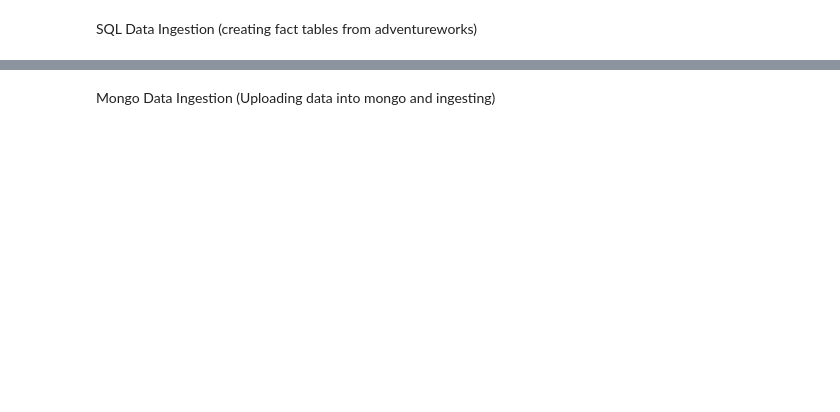
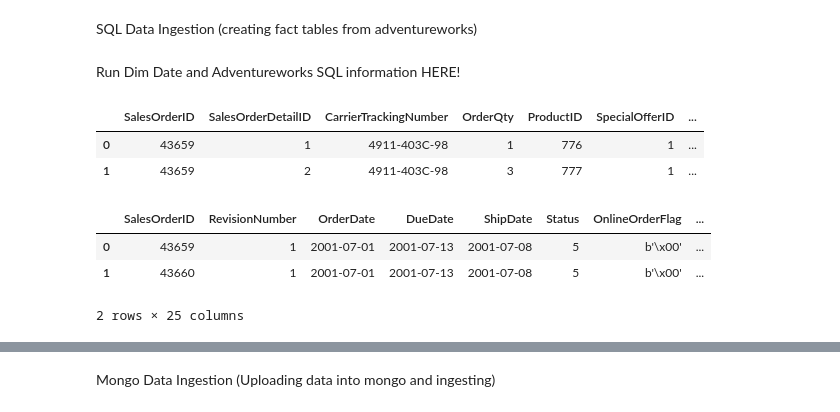
Before and after one commit to boffskbob/DS2002-midterm, a Jupyter notebook: db_setup.ipynb, the cells around one changed output, grey strips where cells are left out. Saved outputs shown, nothing was run; the diff lists cells and outputs as text; code cells hidden in the pictures; blank space fills up the shorter version.

```diff
--- a/db_setup.ipynb
+++ b/db_setup.ipynb
@@ -49,2 +52,26 @@ connection.execute(text(f"USE {dst_dbname};"))
 
 connection.close()
+# %% [markdown]
+Run Dim Date and Adventureworks SQL information HERE!
+# %%
+# tables of interest - salesorderdetail, salesorderheader, product, customer
+sql_sod = "SELECT * FROM adventureworks.salesorderdetail;"
+df_sod = get_dataframe(user_id, pwd, host_name, src_dbname, sql_sod)
+drop = ['rowguid']
+df_sod = df_sod.drop(drop, axis=1)
+df_sod.head(2)
+# %% [output]
+|  | SalesOrderID | SalesOrderDetailID | CarrierTrackingNumber | OrderQty | ProductID | SpecialOfferID | ... |
+| 0 | 43659 | 1 | 4911-403C-98 | 1 | 776 | 1 | ... |
+| 1 | 43659 | 2 | 4911-403C-98 | 3 | 777 | 1 | ... |
+# %%
+sql_soh = "SELECT * FROM adventureworks.salesorderheader;"
+df_soh = get_dataframe(user_id, pwd, host_name, src_dbname, sql_soh)
+drop  = ['rowguid', 'Comment']
+df_soh = df_soh.drop(drop, axis=1)
+df_soh.head(2)
+# %% [output]
+|  | SalesOrderID | RevisionNumber | OrderDate | DueDate | ShipDate | Status | OnlineOrderFlag | ... |
+| 0 | 43659 | 1 | 2001-07-01 | 2001-07-13 | 2001-07-08 | 5 | b'\x00' | ... |
+| 1 | 43660 | 1 | 2001-07-01 | 2001-07-13 | 2001-07-08 | 5 | b'\x00' | ... |
+2 rows × 25 columns
```
Also changed, not shown: parts of 25 cells of this notebook, 5 other files.
